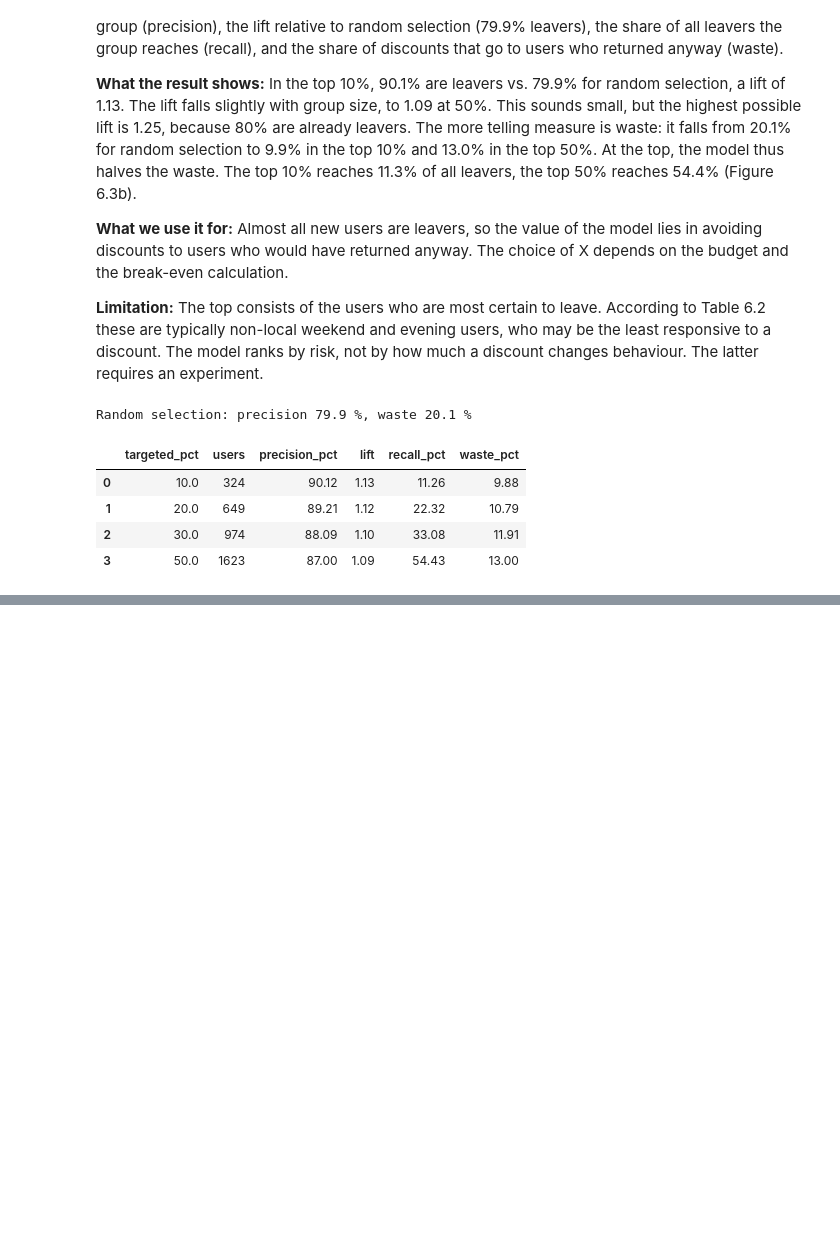
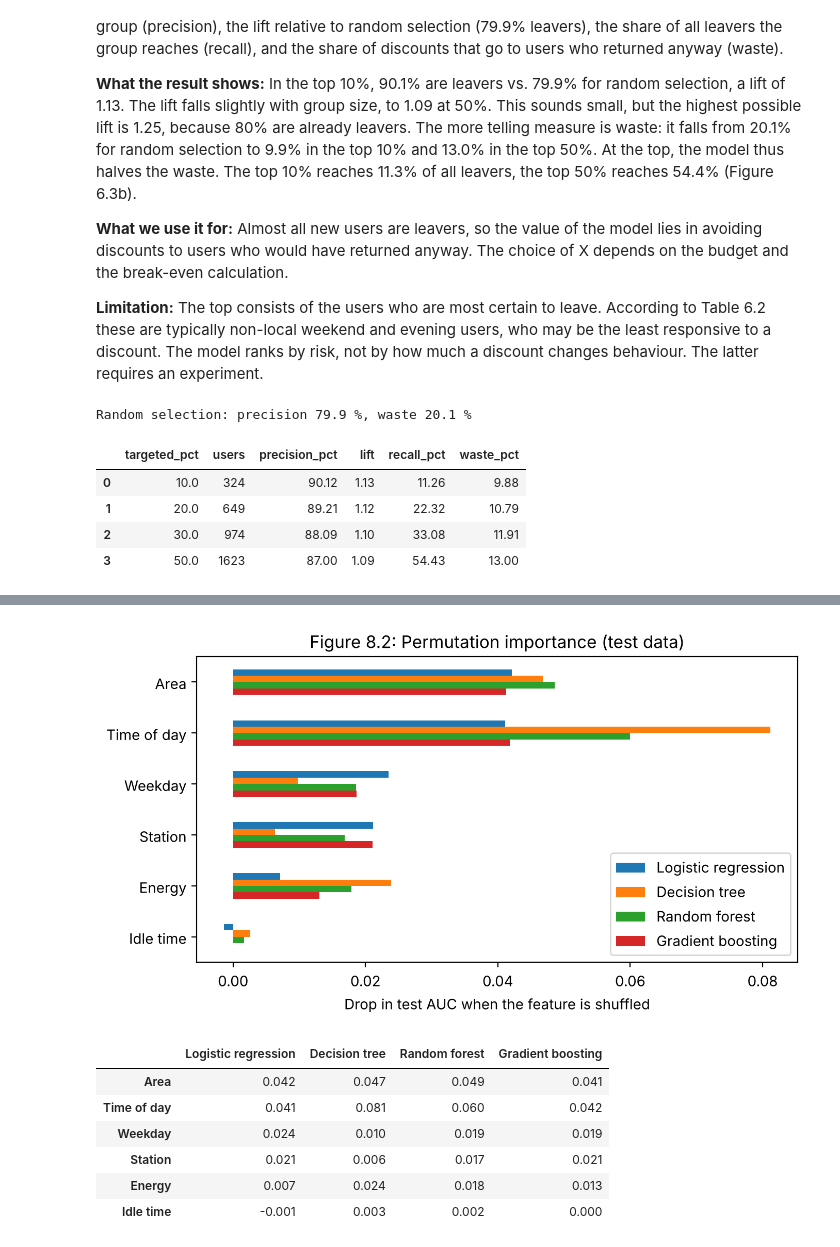
Before and after one commit to AliHoeg/intro_to_ba_project, a Jupyter notebook: exploraroty2.ipynb, the cells around one changed output, grey strips where cells are left out. Drawn from its saved outputs; the diff is of its cells as text; code cells hidden in the pictures; blank space fills up the shorter version.

```diff
--- a/exploraroty2.ipynb
+++ b/exploraroty2.ipynb
@@ -1170,0 +1418,47 @@ plt.show()
+# %%
+# Table 8.4 / Figure 8.2: Which features matter? Permutation importance on the test data.
+# Each original feature (all its dummy columns at once) is shuffled across test users, and we measure
+# how much the test AUC drops. Done for all four models in the same way, 30 repetitions each.
+TZ = {col: (np.log1p(train[col]).mean(), np.log1p(train[col]).std()) for col in ["Energy (kWh)", "idle_h"]}
+
+def predict(name, df):
+    if name == "Logistic regression":
+        df = df.copy()
+        df["z_energy"] = (np.log1p(df["Energy (kWh)"]) - TZ["Energy (kWh)"][0]) / TZ["Energy (kWh)"][1]
+        df["z_idle"] = (np.log1p(df["idle_h"]) - TZ["idle_h"][0]) / TZ["idle_h"][1]
+        return np.asarray(model.predict(df))
+    return trees[name].predict_proba(make_X(df, columns=X_train.columns))[:, 1]
+
+FEATURES = ["area", "hour_bin", "weekday", "site", "Energy (kWh)", "idle_h"]
+rng = np.random.default_rng(1)
+importance = {}
+for name in P_TEST:
+    full = roc_auc_score(yt, predict(name, test))
+    drops = {}
+    for f in FEATURES:
+        d = []
+        for _ in range(30):
+            shuffled = test.copy()
+            shuffled[f] = rng.permutation(shuffled[f].values)
+            d.append(full - roc_auc_score(yt, predict(name, shuffled)))
+        drops[f] = np.mean(d)
+    importance[name] = drops
+table_8_4 = pd.DataFrame(importance).loc[FEATURES]
+table_8_4.index = ["Area", "Time of day", "Weekday", "Station", "Energy", "Idle time"]
+
+table_8_4.plot.barh(figsize=(7, 4))
+plt.gca().invert_yaxis()
+plt.xlabel("Drop in test AUC when the feature is shuffled")
+plt.title("Figure 8.2: Permutation importance (test data)")
+plt.tight_layout()
+plt.show()
+table_8_4.round(3)
+# %% [output]
+[figure, added]
+|  | Logistic regression | Decision tree | Random forest | Gradient boosting |
+| Area | 0.042 | 0.047 | 0.049 | 0.041 |
+| Time of day | 0.041 | 0.081 | 0.060 | 0.042 |
+| Weekday | 0.024 | 0.010 | 0.019 | 0.019 |
+| Station | 0.021 | 0.006 | 0.017 | 0.021 |
+| Energy | 0.007 | 0.024 | 0.018 | 0.013 |
+| Idle time | -0.001 | 0.003 | 0.002 | 0.000 |
```
Also changed, not shown: parts of 35 cells of this notebook.
